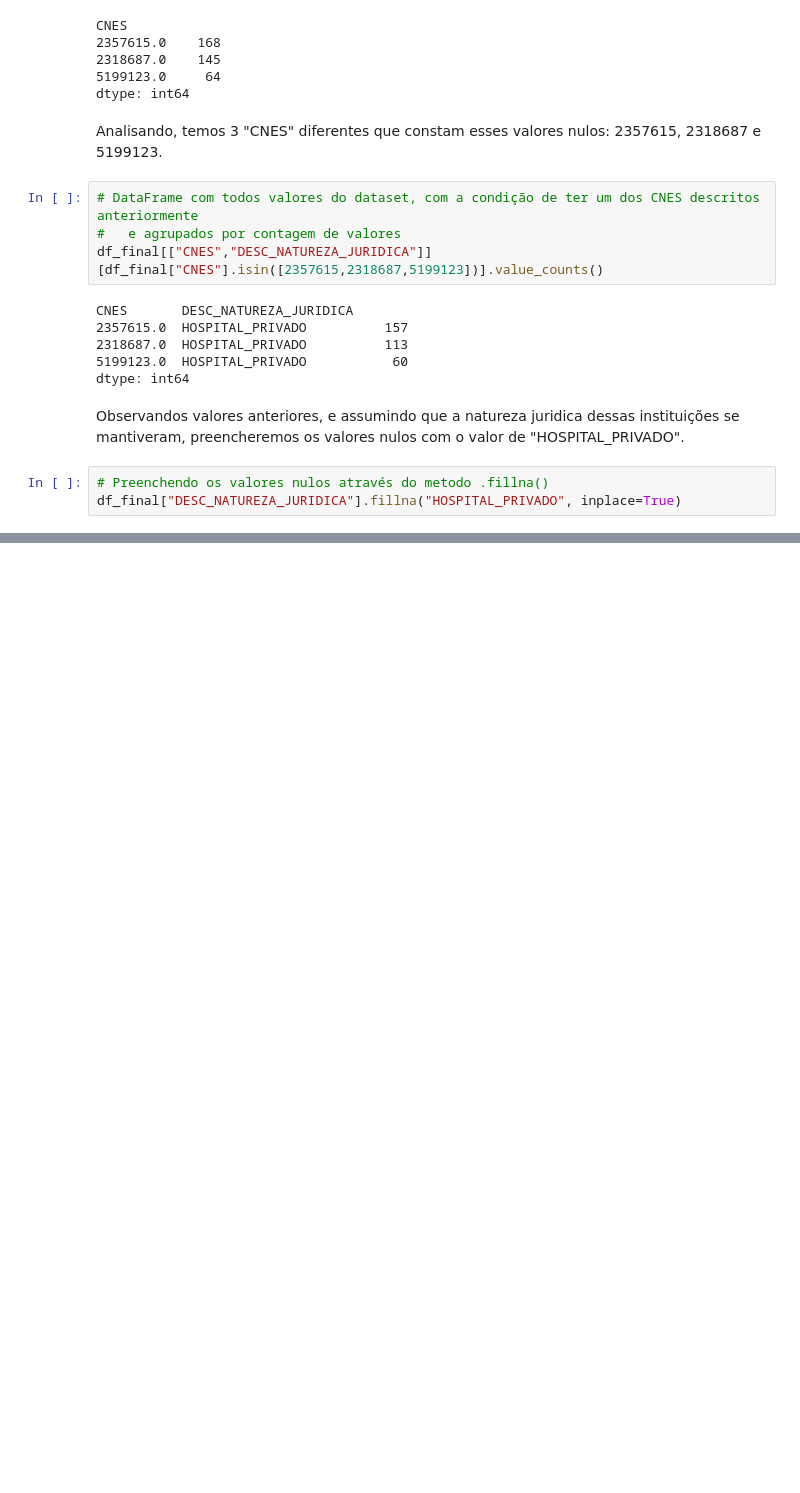
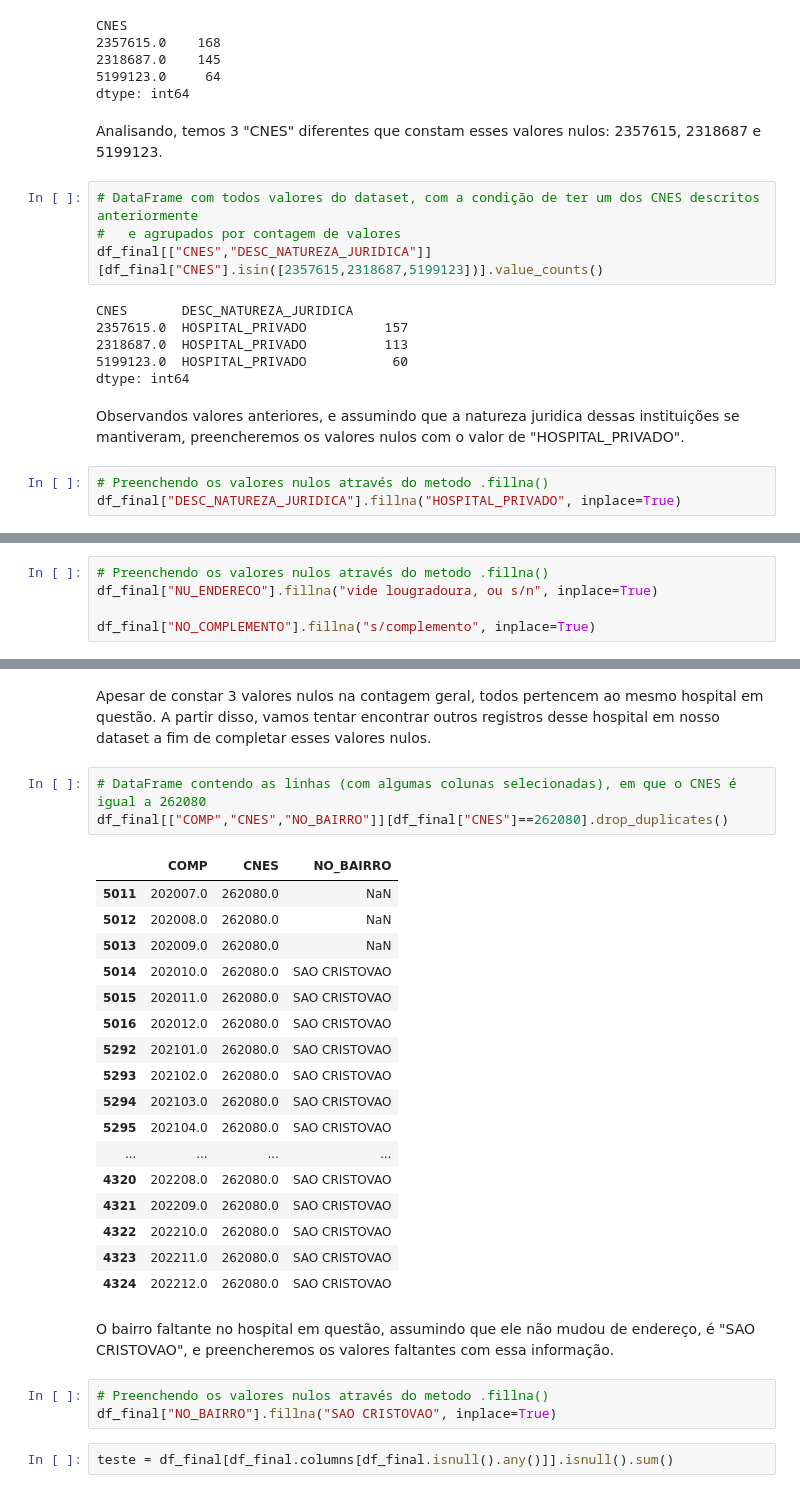
Before and after one commit to RenanGroot/EDA-Hospitais-e-Leitos, a Jupyter notebook: EDA - Hospitais e Leitos.ipynb, the cells around one changed output, grey strips where cells are left out. Cells and saved outputs as stored; diff of their text form; blank space fills up the shorter version.

```diff
--- a/EDA - Hospitais e Leitos.ipynb
+++ b/EDA - Hospitais e Leitos.ipynb
@@ -338,0 +332,5 @@ dtype: int64
+# %%
+# Preenchendo os valores nulos através do metodo .fillna()
+df_final["NU_ENDERECO"].fillna("vide lougradoura, ou s/n", inplace=True)
+
+df_final["NO_COMPLEMENTO"].fillna("s/complemento", inplace=True)
@@ -338,0 +353,30 @@ dtype: int64
+# %% [markdown]
+Apesar de constar 3 valores nulos na contagem geral, todos pertencem ao mesmo hospital em questão. A partir disso, vamos tentar encontrar outros registros desse hospital em nosso dataset a fim de completar esses valores nulos.
+# %%
+# DataFrame contendo as linhas (com algumas colunas selecionadas), em que o CNES é igual a 262080
+df_final[["COMP","CNES","NO_BAIRRO"]][df_final["CNES"]==262080].drop_duplicates()
+# %% [output]
+|  | COMP | CNES | NO_BAIRRO |
+| 5011 | 202007.0 | 262080.0 | NaN |
+| 5012 | 202008.0 | 262080.0 | NaN |
+| 5013 | 202009.0 | 262080.0 | NaN |
+| 5014 | 202010.0 | 262080.0 | SAO CRISTOVAO |
+| 5015 | 202011.0 | 262080.0 | SAO CRISTOVAO |
+| 5016 | 202012.0 | 262080.0 | SAO CRISTOVAO |
+| 5292 | 202101.0 | 262080.0 | SAO CRISTOVAO |
+| 5293 | 202102.0 | 262080.0 | SAO CRISTOVAO |
+| 5294 | 202103.0 | 262080.0 | SAO CRISTOVAO |
+| 5295 | 202104.0 | 262080.0 | SAO CRISTOVAO |
+| ... | ... | ... | ... |
+| 4320 | 202208.0 | 262080.0 | SAO CRISTOVAO |
+| 4321 | 202209.0 | 262080.0 | SAO CRISTOVAO |
+| 4322 | 202210.0 | 262080.0 | SAO CRISTOVAO |
+| 4323 | 202211.0 | 262080.0 | SAO CRISTOVAO |
+| 4324 | 202212.0 | 262080.0 | SAO CRISTOVAO |
+# %% [markdown]
+O bairro faltante no hospital em questão, assumindo que ele não mudou de endereço, é "SAO CRISTOVAO", e preencheremos os valores faltantes com essa informação.
+# %%
+# Preenchendo os valores nulos através do metodo .fillna()
+df_final["NO_BAIRRO"].fillna("SAO CRISTOVAO", inplace=True)
+# %%
+teste = df_final[df_final.columns[df_final.isnull().any()]].isnull().sum()
```
Also changed, not shown: parts of 12 cells of this notebook.
